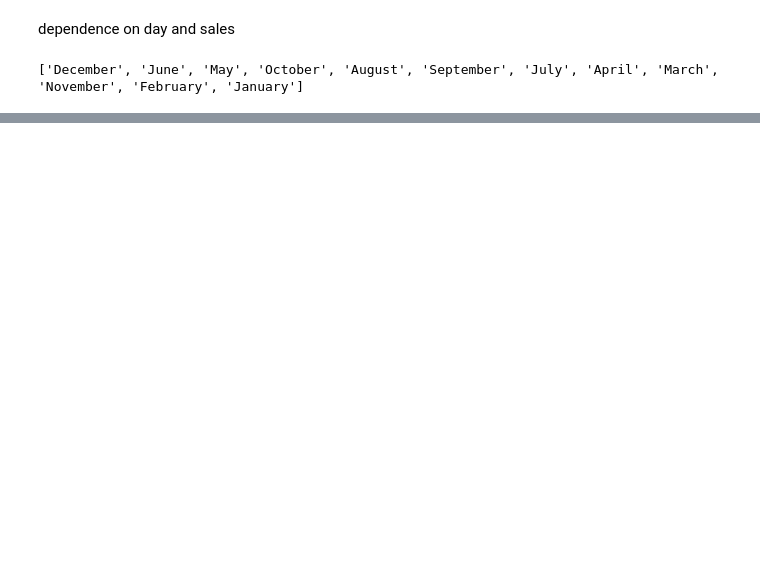
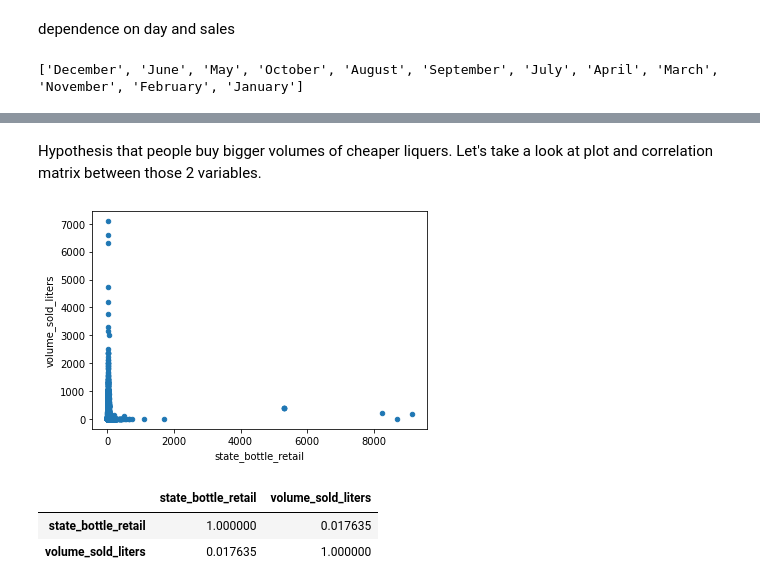
Before and after one commit to DiracLog/Iowa_public_data_analysis, a Jupyter notebook: test1.ipynb, the cells around one changed output, grey strips where cells are left out. Drawn from its saved outputs; the diff is of its cells as text; code cells hidden in the pictures; blank space fills up the shorter version.

```diff
--- a/test1.ipynb
+++ b/test1.ipynb
@@ -146,7 +194,7 @@ dtype: int64
 # %% [markdown]
 #### Let's delete column 'store location'. This column is useless for our analysis and also contain a lot of missing values.
 # %%
-df = df.drop('store_location', 1).copy()
+df = df.drop(['store_location','volume_sold_gallons'], 1)
 df.isnull().sum()
 # %% [output]
 invoice_and_item_number       0
@@ -370,0 +432,13 @@ iplot(fig)
+# %% [markdown]
+Hypothesis that people buy bigger volumes of cheaper liquers. Let's take a look at plot and correlation matrix between those 2 variables.
+# %%
+df.plot.scatter(x='state_bottle_retail',y='volume_sold_liters')
+plt.show()
+# %% [output]
+[figure, added]
+# %%
+df[['state_bottle_retail','volume_sold_liters' ]].corr()
+# %% [output]
+|  | state_bottle_retail | volume_sold_liters |
+| state_bottle_retail | 1.000000 | 0.017635 |
+| volume_sold_liters | 0.017635 | 1.000000 |
```
Also changed, not shown: parts of 7 cells of this notebook.
